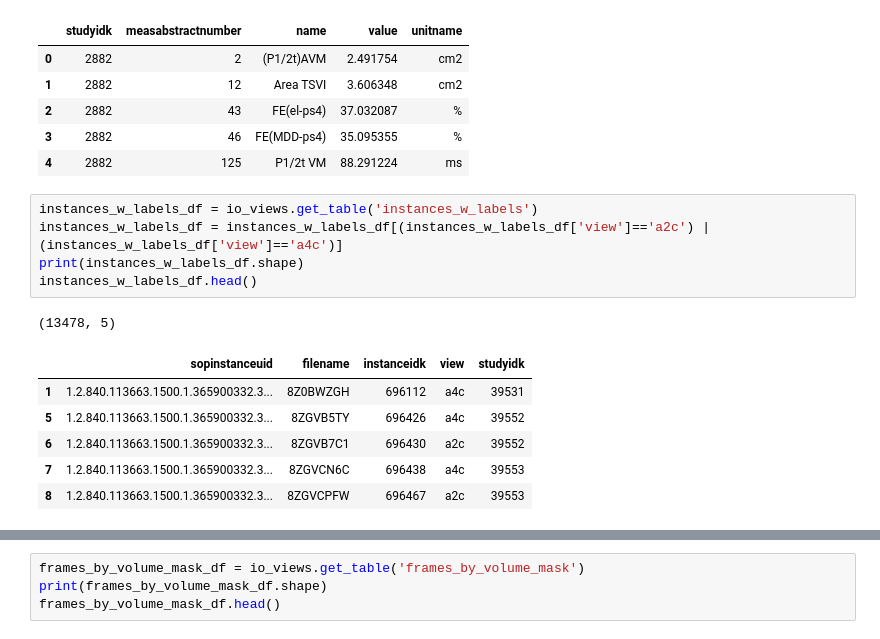
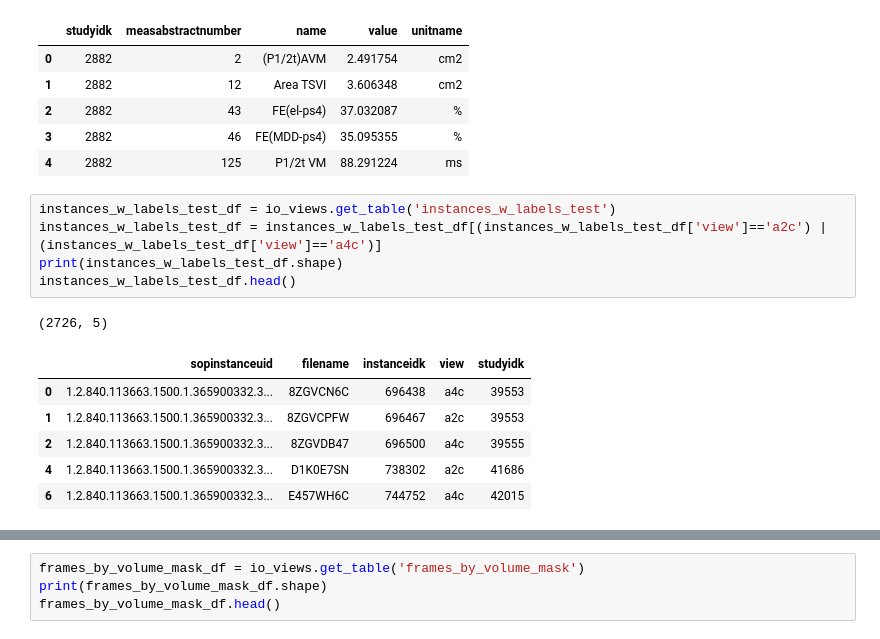
Before and after one commit to dssg/usal_echo_public, a Jupyter notebook: notebooks/20190808_YN_instance_measurement_gt_eda.ipynb, the cells around one changed output, grey strips where cells are left out. Drawn from its saved outputs; the diff is of its cells as text.

```diff
--- a/notebooks/20190808_YN_instance_measurement_gt_eda.ipynb
+++ b/notebooks/20190808_YN_instance_measurement_gt_eda.ipynb
@@ -26,15 +26,15 @@ measurement_abstract_rpt_df.head()
 | 3 | 2882 | 46 | FE(MDD-ps4) | 35.095355 | % |
 | 4 | 2882 | 125 | P1/2t VM | 88.291224 | ms |
 # %%
-instances_w_labels_df = io_views.get_table('instances_w_labels')
-instances_w_labels_df = instances_w_labels_df[(instances_w_labels_df['view']=='a2c') | (instances_w_labels_df['view']=='a4c')]
-print(instances_w_labels_df.shape)
-instances_w_labels_df.head()
+instances_w_labels_test_df = io_views.get_table('instances_w_labels_test')
+instances_w_labels_test_df = instances_w_labels_test_df[(instances_w_labels_test_df['view']=='a2c') | (instances_w_labels_test_df['view']=='a4c')]
+print(instances_w_labels_test_df.shape)
+instances_w_labels_test_df.head()
 # %% [output]
-(13478, 5)
+(2726, 5)
 |  | sopinstanceuid | filename | instanceidk | view | studyidk |
-| 1 | 1.2.840.113663.1500.1.365900332.3... | 8Z0BWZGH | 696112 | a4c | 39531 |
-| 5 | 1.2.840.113663.1500.1.365900332.3... | 8ZGVB5TY | 696426 | a4c | 39552 |
-| 6 | 1.2.840.113663.1500.1.365900332.3... | 8ZGVB7C1 | 696430 | a2c | 39552 |
-| 7 | 1.2.840.113663.1500.1.365900332.3... | 8ZGVCN6C | 696438 | a4c | 39553 |
-| 8 | 1.2.840.113663.1500.1.365900332.3... | 8ZGVCPFW | 696467 | a2c | 39553 |
+| 0 | 1.2.840.113663.1500.1.365900332.3... | 8ZGVCN6C | 696438 | a4c | 39553 |
+| 1 | 1.2.840.113663.1500.1.365900332.3... | 8ZGVCPFW | 696467 | a2c | 39553 |
+| 2 | 1.2.840.113663.1500.1.365900332.3... | 8ZGVDB47 | 696500 | a4c | 39555 |
+| 4 | 1.2.840.113663.1500.1.365900332.3... | D1K0E7SN | 738302 | a2c | 41686 |
+| 6 | 1.2.840.113663.1500.1.365900332.3... | E457WH6C | 744752 | a4c | 42015 |
```
Also changed, not shown: parts of 40 cells of this notebook, 1 other file.
